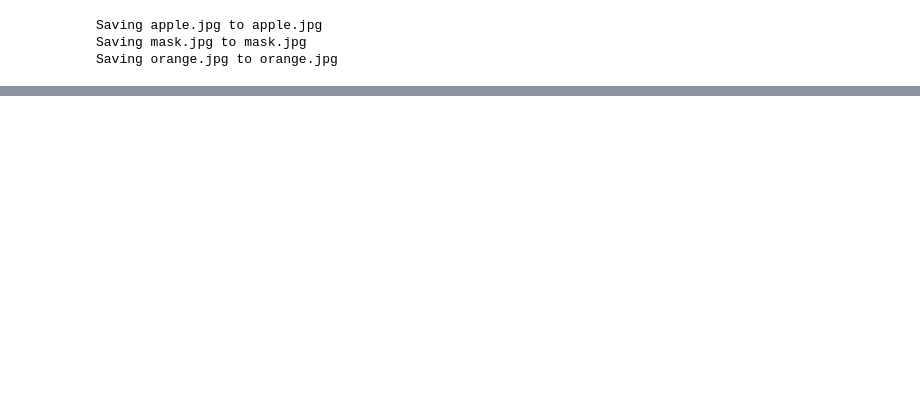
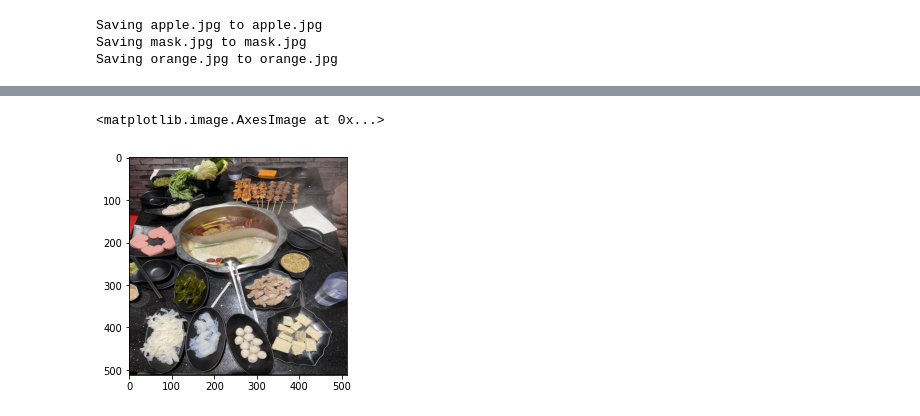
Before and after one commit to twyunting/CSC-676_Computer-Vision, a Jupyter notebook: Homeworks/hw3/homework3/code/pyramidBlending.ipynb, the cells around one changed output, grey strips where cells are left out. Drawn from its saved outputs; the diff is of its cells as text; code cells hidden in the pictures; blank space fills up the shorter version.

```diff
--- a/Homeworks/hw3/homework3/code/pyramidBlending.ipynb
+++ b/Homeworks/hw3/homework3/code/pyramidBlending.ipynb
@@ -151,0 +259,6 @@ WARNING:root:Lossy conversion from float64 to uint8. Range [-45152.688748840126,
+# %%
+a = imageio.imread('hotpot.jpg')
+plt.imshow(a)
+# %% [output]
+<matplotlib.image.AxesImage at 0x...>
+[figure, added]
```
Also changed, not shown: parts of 5 cells of this notebook, 24 other files.
